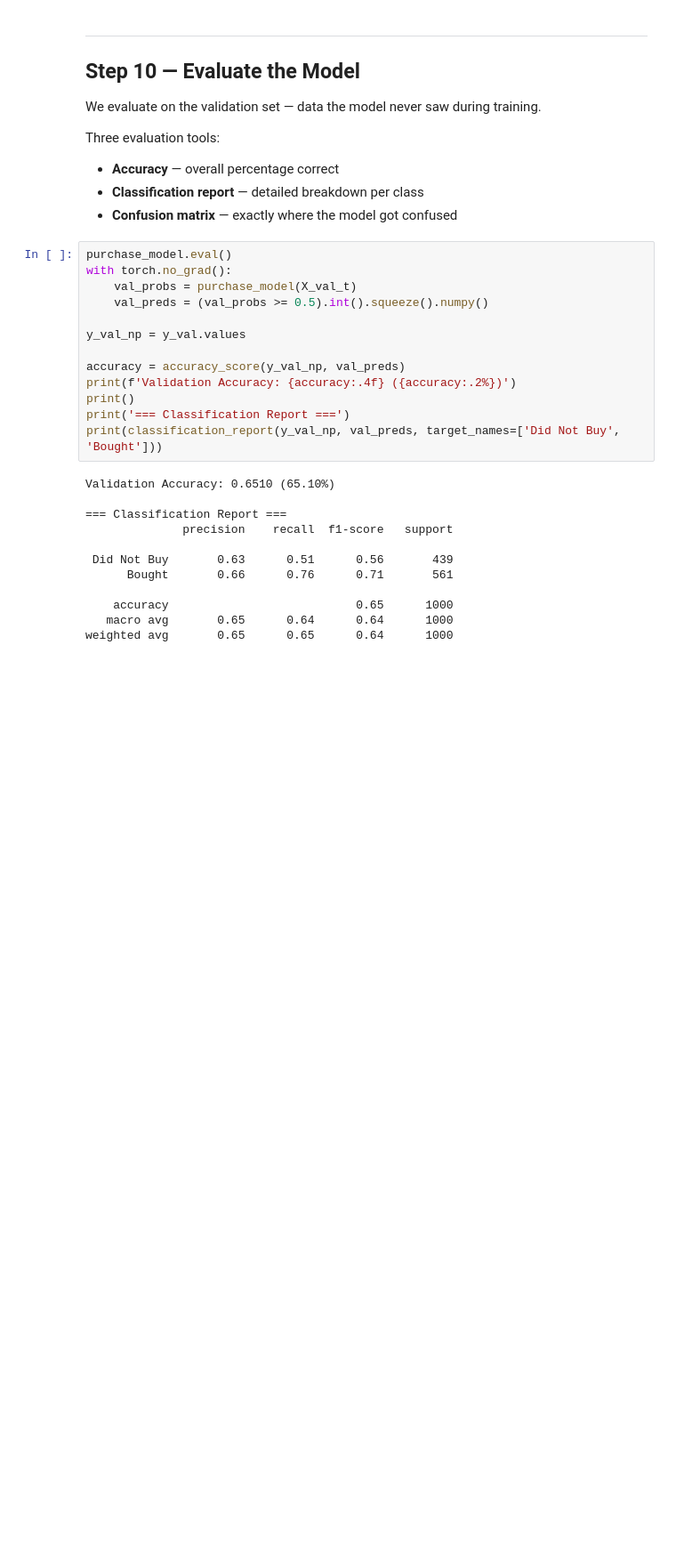
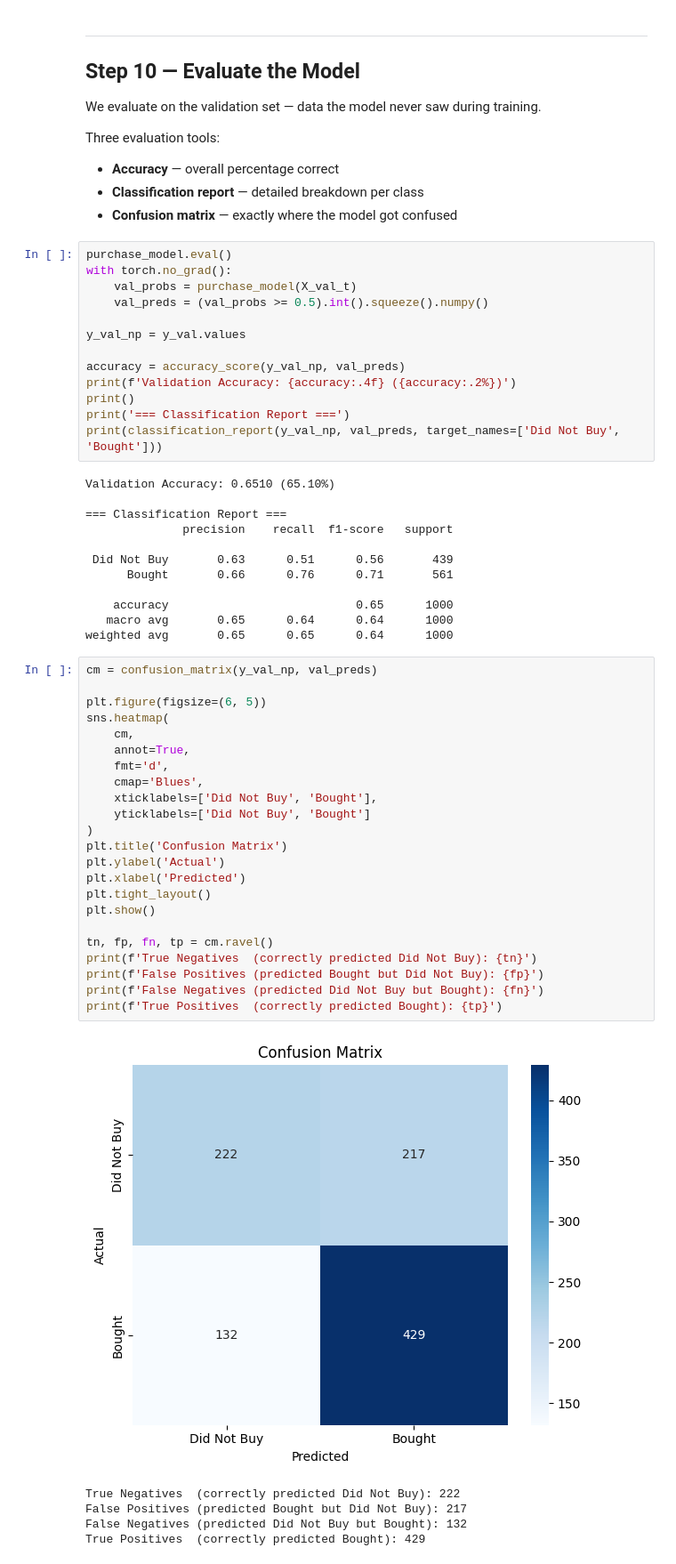
Before and after one commit to imon333/E-commerce-puschace-predictor-NeuralNetwork-pytorch., a Jupyter notebook: notebooks/purchase_prediction.ipynb, the cells around one changed output. Shown at 89% size. Cells and saved outputs as stored; diff of their text form; blank space fills up the shorter version.

Commit message:
We can see from a systesis data what can be predict here and how company can target their potential customers

```diff
--- a/notebooks/purchase_prediction.ipynb
+++ b/notebooks/purchase_prediction.ipynb
@@ -579,3 +579,32 @@ Validation Accuracy: 0.6510 (65.10%)
     accuracy                           0.65      1000
    macro avg       0.65      0.64      0.64      1000
 weighted avg       0.65      0.65      0.64      1000
+# %%
+cm = confusion_matrix(y_val_np, val_preds)
+
+plt.figure(figsize=(6, 5))
+sns.heatmap(
+    cm,
+    annot=True,
+    fmt='d',
+    cmap='Blues',
+    xticklabels=['Did Not Buy', 'Bought'],
+    yticklabels=['Did Not Buy', 'Bought']
+)
+plt.title('Confusion Matrix')
+plt.ylabel('Actual')
+plt.xlabel('Predicted')
+plt.tight_layout()
+plt.show()
+
+tn, fp, fn, tp = cm.ravel()
+print(f'True Negatives  (correctly predicted Did Not Buy): {tn}')
+print(f'False Positives (predicted Bought but Did Not Buy): {fp}')
+print(f'False Negatives (predicted Did Not Buy but Bought): {fn}')
+print(f'True Positives  (correctly predicted Bought): {tp}')
+# %% [output]
+[figure, added]
+True Negatives  (correctly predicted Did Not Buy): 222
+False Positives (predicted Bought but Did Not Buy): 217
+False Negatives (predicted Did Not Buy but Bought): 132
+True Positives  (correctly predicted Bought): 429
```
Also changed, not shown: parts of 3 cells of this notebook, 1 other file.
